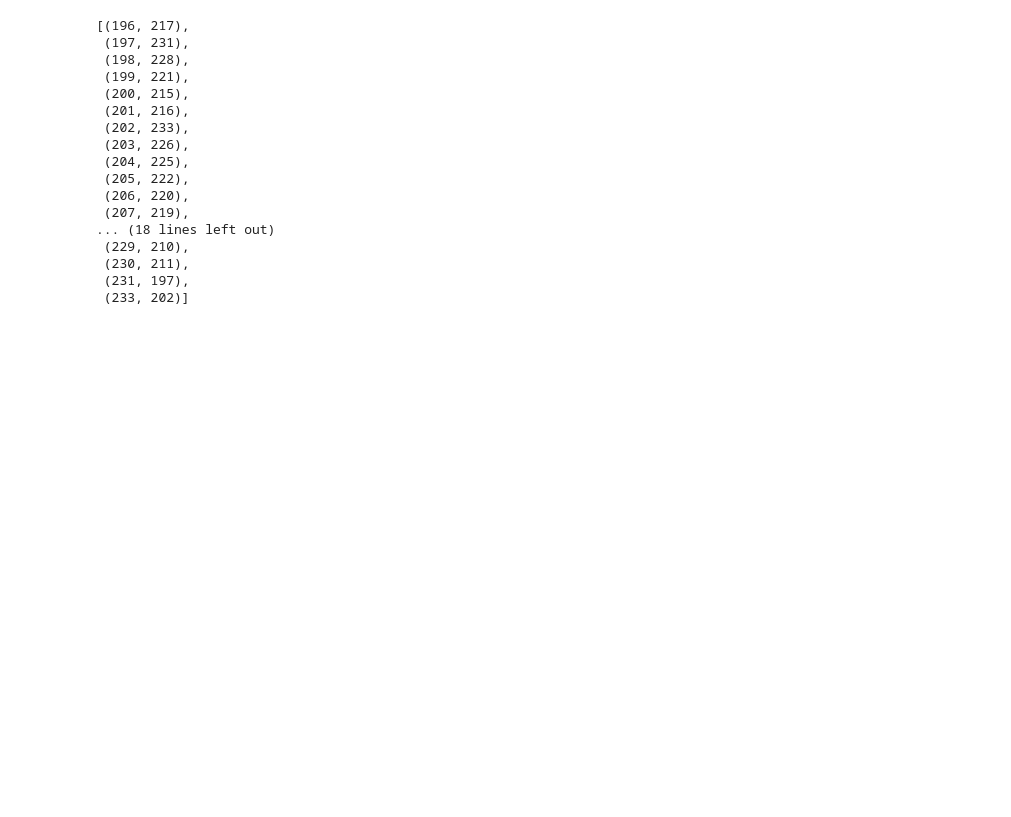
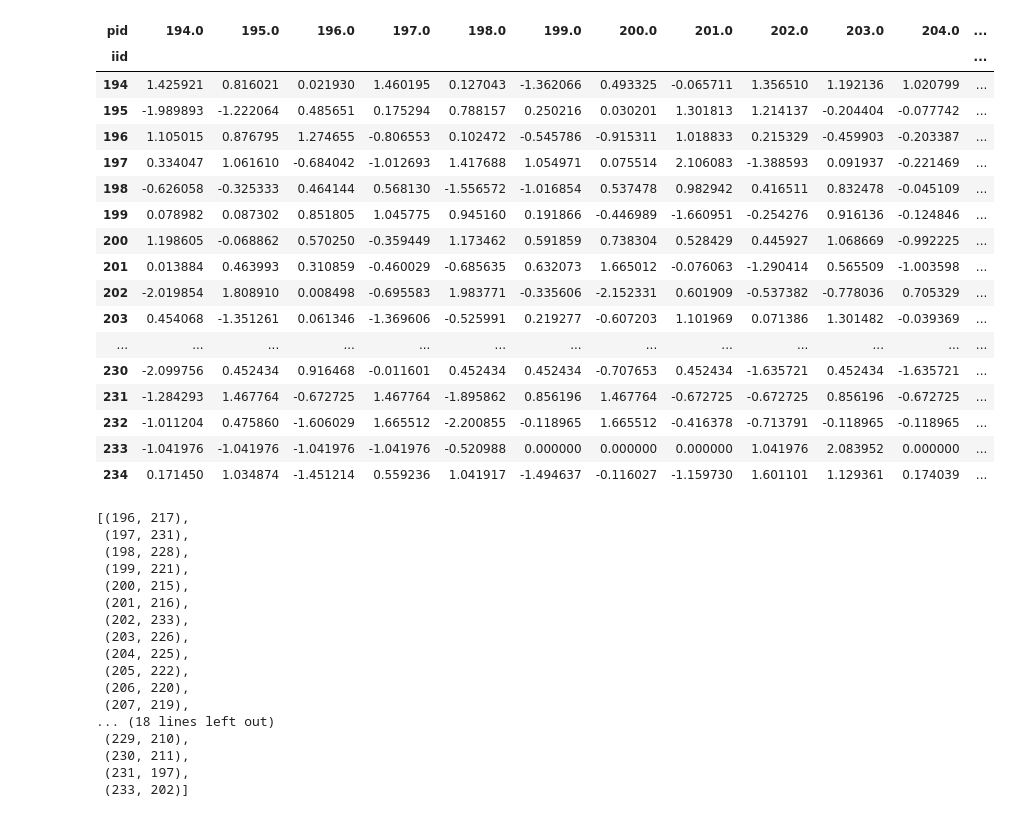
Before and after one commit to Joeyzect/OptimizationProject_Fall2022, a Jupyter notebook: cleaner.ipynb, the cells around one changed output. Cells and saved outputs as stored; diff of their text form; code cells hidden in the pictures; blank space fills up the shorter version.

```diff
--- a/cleaner.ipynb
+++ b/cleaner.ipynb
@@ -32,3 +59,24 @@ people = pd.read_csv("people.csv", index_col="iid")
+# %%
+imputed_table.loc[194:234, 194:234]
+# %% [output]
+| pid | 194.0 | 195.0 | 196.0 | 197.0 | 198.0 | 199.0 | 200.0 | 201.0 | 202.0 | 203.0 | 204.0 | ... |
+| iid |  |  |  |  |  |  |  |  |  |  |  | ... |
+| 194 | 1.425921 | 0.816021 | 0.021930 | 1.460195 | 0.127043 | -1.362066 | 0.493325 | -0.065711 | 1.356510 | 1.192136 | 1.020799 | ... |
+| 195 | -1.989893 | -1.222064 | 0.485651 | 0.175294 | 0.788157 | 0.250216 | 0.030201 | 1.301813 | 1.214137 | -0.204404 | -0.077742 | ... |
+| 196 | 1.105015 | 0.876795 | 1.274655 | -0.806553 | 0.102472 | -0.545786 | -0.915311 | 1.018833 | 0.215329 | -0.459903 | -0.203387 | ... |
+| 197 | 0.334047 | 1.061610 | -0.684042 | -1.012693 | 1.417688 | 1.054971 | 0.075514 | 2.106083 | -1.388593 | 0.091937 | -0.221469 | ... |
+| 198 | -0.626058 | -0.325333 | 0.464144 | 0.568130 | -1.556572 | -1.016854 | 0.537478 | 0.982942 | 0.416511 | 0.832478 | -0.045109 | ... |
+| 199 | 0.078982 | 0.087302 | 0.851805 | 1.045775 | 0.945160 | 0.191866 | -0.446989 | -1.660951 | -0.254276 | 0.916136 | -0.124846 | ... |
+| 200 | 1.198605 | -0.068862 | 0.570250 | -0.359449 | 1.173462 | 0.591859 | 0.738304 | 0.528429 | 0.445927 | 1.068669 | -0.992225 | ... |
+| 201 | 0.013884 | 0.463993 | 0.310859 | -0.460029 | -0.685635 | 0.632073 | 1.665012 | -0.076063 | -1.290414 | 0.565509 | -1.003598 | ... |
+| 202 | -2.019854 | 1.808910 | 0.008498 | -0.695583 | 1.983771 | -0.335606 | -2.152331 | 0.601909 | -0.537382 | -0.778036 | 0.705329 | ... |
+| 203 | 0.454068 | -1.351261 | 0.061346 | -1.369606 | -0.525991 | 0.219277 | -0.607203 | 1.101969 | 0.071386 | 1.301482 | -0.039369 | ... |
+| ... | ... | ... | ... | ... | ... | ... | ... | ... | ... | ... | ... | ... |
+| 230 | -2.099756 | 0.452434 | 0.916468 | -0.011601 | 0.452434 | 0.452434 | -0.707653 | 0.452434 | -1.635721 | 0.452434 | -1.635721 | ... |
+| 231 | -1.284293 | 1.467764 | -0.672725 | 1.467764 | -1.895862 | 0.856196 | 1.467764 | -0.672725 | -0.672725 | 0.856196 | -0.672725 | ... |
+| 232 | -1.011204 | 0.475860 | -1.606029 | 1.665512 | -2.200855 | -0.118965 | 1.665512 | -0.416378 | -0.713791 | -0.118965 | -0.118965 | ... |
+| 233 | -1.041976 | -1.041976 | -1.041976 | -1.041976 | -0.520988 | 0.000000 | 0.000000 | 0.000000 | 1.041976 | 2.083952 | 0.000000 | ... |
+| 234 | 0.171450 | 1.034874 | -1.451214 | 0.559236 | 1.041917 | -1.494637 | -0.116027 | -1.159730 | 1.601101 | 1.129361 | 0.174039 | ... |
 # %%
 z = pd.read_csv("z.csv")
 z.index = range(194, 234)
```
Also changed, not shown: parts of 7 cells of this notebook, 2 other files.
